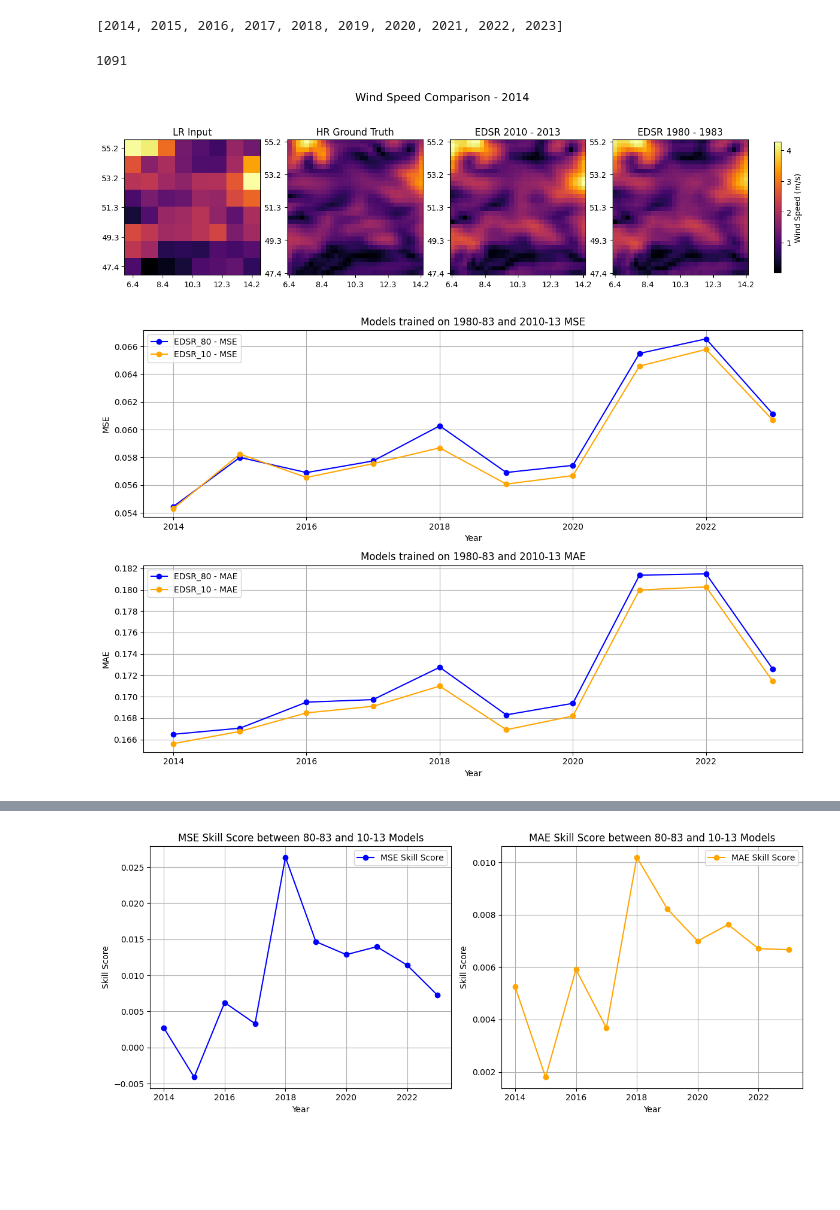
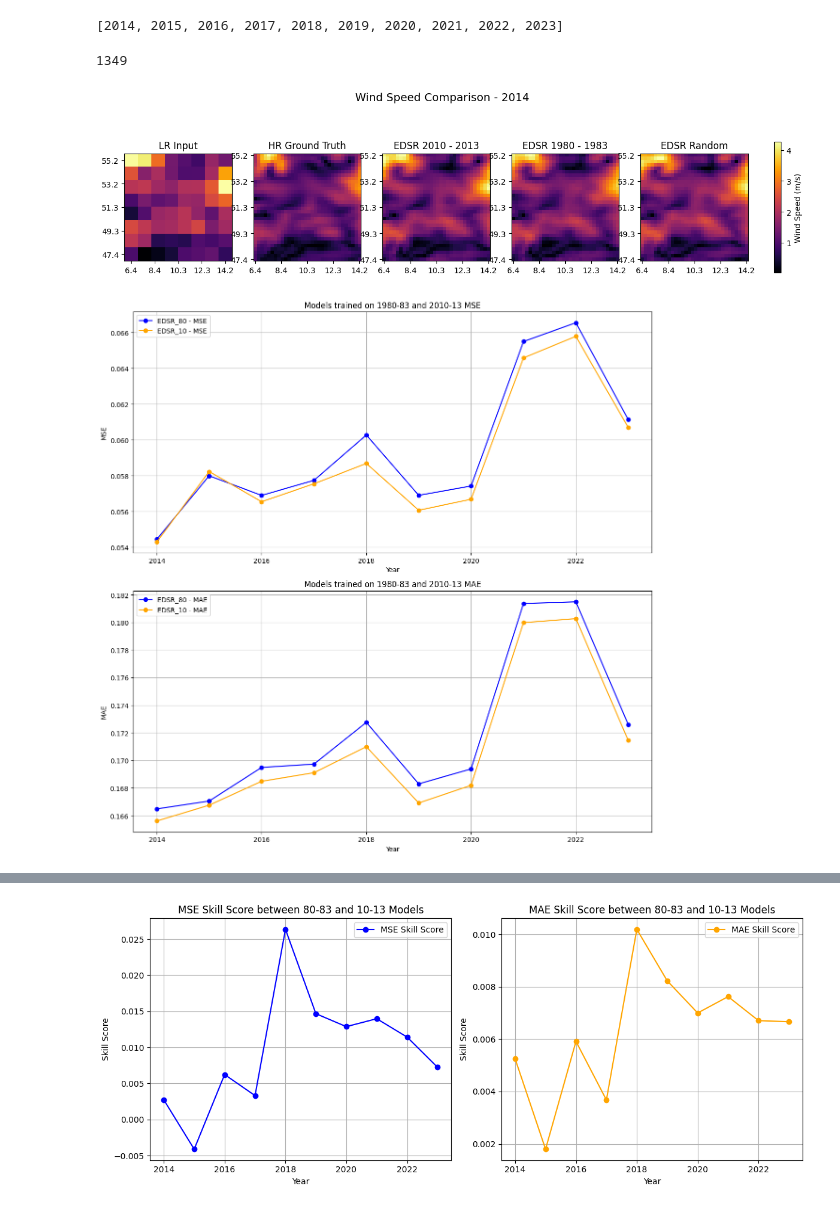
Before and after one commit to UBela/temporal_sr, a Jupyter notebook: notebooks/training_year_comparison.ipynb, the cells around one changed output, grey strips where cells are left out. Cells and saved outputs as stored; diff of their text form; code cells hidden in the pictures; blank space fills up the shorter version.

Commit message:
random + north south analysis

```diff
--- a/notebooks/training_year_comparison.ipynb
+++ b/notebooks/training_year_comparison.ipynb
@@ -23,6 +23,7 @@ TRAIN_START_2 = '2010-01-01'
 TRAIN_END_2 = '2012-12-31'
 years = list(range(2014, 2024))
 print(years)
+random_train_years = [1996, 2013, 1997] if SCALING_FACTOR == 4 else [1981, 1987, 1983]
 # %% [output]
 [2014, 2015, 2016, 2017, 2018, 2019, 2020, 2021, 2022, 2023]
 # %%
@@ -30,7 +31,15 @@ def load_dataset(data, start, end, patch_size):
     dataset = xr.open_dataset(data).sel(valid_time=slice(start, end)).isel(
         longitude=slice(0, patch_size), latitude=slice(0, patch_size))
     return dataset
-
+def load_random_dataset(data, random_years, patch_size):
+    dataset = xr.open_dataset(data).isel(
+        longitude=slice(0, patch_size), latitude=slice(0, patch_size))
+    dataset = dataset.sel(valid_time=dataset['valid_time'].dt.year.isin(random_years))
+    data_list = []
+    for year in random_years:
+        data_list.append(dataset.sel(valid_time = dataset['valid_time'].dt.year == year))
+    dataset = xr.concat(data_list, dim='valid_time')
+    return dataset
 def normalize_data(data, custom_scale = None):
     returned_scale = {}
     for var in data:
@@ -130,6 +139,14 @@ _, _, scale2 = get_ground_truth_ws(data_dir=dataset_dir,
                                       train_start=TRAIN_START_2,
                                       train_end=TRAIN_END_2,
                                       test_year=TEST_YEAR)
+def get_ground_truth_2(data_dir, train_start,train_end, test_year):
+    dataset = load_dataset(data_dir, start=train_start, end=f'{test_year}-12-31', patch_size=32)
+    train_split = load_random_dataset(data_dir, random_train_years, patch_size=32)
+    test_split = dataset.sel(valid_time=slice(f'{test_year}-01-01', f'{test_year}-12-31'))
+    _, scale = normalize_data(train_split)
+    gt_ws = np.sqrt(test_split['u10'].values**2 + test_split['v10'].values**2)
+    return test_split, gt_ws, scale
+_,_,random_scale = get_ground_truth_2(data_dir=dataset_dir, train_start=TRAIN_START_1, train_end=TRAIN_END_1, test_year=TEST_YEAR)
 def get_low_res_ws(test_data, scaling_factor):
     u10, v10 = [], []
     for i in range(test_data['u10'].shape[0]):
@@ -148,6 +165,7 @@ def get_wind_speed_fields(files_dir, scaling_factor, year, normalization_scales,
     names = ["LR Input", "HR Ground Truth"]
     scale_1 = normalization_scales[0]
     scale_2 = normalization_scales[1]
+    random_scale = normalization_scales[2]
     for file in files:
         if not file.endswith(f'{scaling_factor}x.pt'):
             continue
@@ -165,6 +183,10 @@ def get_wind_speed_fields(files_dir, scaling_factor, year, normalization_scales,
             names.append("EDSR 1980 - 1983")
             edsr = get_original_wind_speed(field, scale_1)
             ws_fields.append(edsr)
+        elif file == f'EDSR_random_{year}_{scaling_factor}x.pt':
+            names.append("EDSR Random")
+            edsr_rand = get_original_wind_speed(field, random_scale)
+            ws_fields.append(edsr_rand)
     return ws_fields, names
 # %%
 longitudes = eval_split.longitude.values[:32]
@@ -175,36 +197,36 @@ def plot_comparison(fields, names, index):
     fig, ax = plt.subplots(1, len(names), figsize=(15, 8))
     fields = [field[index] for field in fields]
     long_ticks = np.linspace(longitudes[0], longitudes[-1], 5)
     lat_ticks = np.linspace(latitudes[0], latitudes[-1], 5)
     for i, field in enumerate(fields):
         if names[i] == "HR Ground Truth":
             im = ax[i].imshow(field, cmap='inferno')
         else:
             ax[i].imshow(field, cmap='inferno')
         ax[i].set_title(names[i])
         ax[i].set_title(names[i])
         ax[i].set_xticks(np.linspace(0, field.shape[1]-1, len(long_ticks)))
         ax[i].set_yticks(np.linspace(0, field.shape[0]-1, len(lat_ticks)))
         ax[i].set_xticklabels([f'{round(i, 1)}' for i in long_ticks])
         ax[i].set_yticklabels([f'{round(i, 1)}' for i in lat_ticks])
     cbar = fig.colorbar(im, ax=ax, orientation='vertical', fraction=0.01, pad=0.04)
     cbar.set_label('Wind Speed (m/s)')
     plt.suptitle(f"Wind Speed Comparison - {TEST_YEAR}", fontsize=14, y=.75)
     plt.show()
 
 ws_fields, names = get_wind_speed_fields(files_dir=preds_dir,
                                         scaling_factor=SCALING_FACTOR,
                                         year=TEST_YEAR,
-                                        normalization_scales=[scale1, scale2],
+                                        normalization_scales=[scale1, scale2, random_scale],
                                         lr_ws=lr_wind_speeds,
                                         gt_ws=ground_truth_wind_speeds)
 
 index = np.random.randint(0, len(ground_truth_wind_speeds))
 print(index)
 plot_comparison(ws_fields, names, 609)
 # %% [output]
-1091
+1349
-[figure, old version]
+[figure, new version]
 # %%
 
 ws_dict = {year: {} for year in years}
@@ -257,7 +288,7 @@ def plot_metrics_over_time(years, mses, maes):
     n_models = len(mses)
     fig, ax = plt.subplots(2, 1, figsize=(12, 4 * n_models))
     colors = ['blue', 'orange']
-    for i, model in enumerate(mses):
+    for i, model in enumerate(['EDSR_80', 'EDSR_10']):
         # Plot MSE for the current model
         ax[0].plot(years, mses[model], 'o-', label=f"{model} - MSE", color=colors[i])
         ax[0].set_title(f'Models trained on 1980-83 and 2010-13 MSE')
@@ -280,4 +311,4 @@ def plot_metrics_over_time(years, mses, maes):
 mses, maes, mse_skill_scores, mae_skill_scores = get_metrics_over_time(years)
 plot_metrics_over_time(years, mses, maes)
 # %% [output]
-[figure, old version]
+[figure, new version]
```
Also changed, not shown: parts of 4 cells of this notebook, 3 other files.
